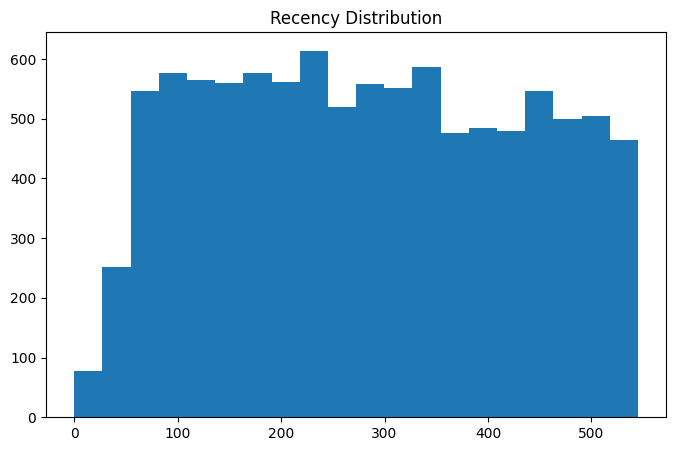
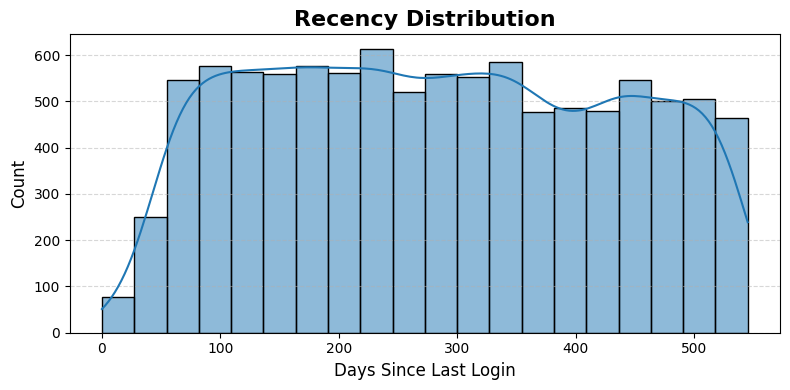
The notebook cell's code change between the first figure and the second:
--- before
+++ after
@@ -1,11 +1,44 @@
-plt.figure(figsize=(8,5))
+import matplotlib.pyplot as plt
+import seaborn as sns
 
-plt.hist(rfm['Recency'], bins=20)
+plt.figure(figsize=(8,4))
 
-plt.title("Recency Distribution")
+sns.histplot(
+    rfm['Recency'],
+    bins=20,
+    kde=True,
+    edgecolor='black'
+)
+
+plt.title(
+    "Recency Distribution",
+    fontsize=16,
+    fontweight='bold'
+)
+
+plt.xlabel(
+    "Days Since Last Login",
+    fontsize=12
+)
+
+plt.ylabel(
+    "Count",
+    fontsize=12
+)
+
+plt.grid(
+    axis='y',
+    linestyle='--',
+    alpha=0.5
+)
+
+plt.tight_layout()
 
 plt.savefig(
-    "Output_Charts/Recency_Distribution.png"
+    "Output_Charts/Recency_Distribution.png",
+    dpi=300,
+    bbox_inches='tight'
 )
 
 plt.show()
+

Commit: Updated EDA and Student Segmentation Charts